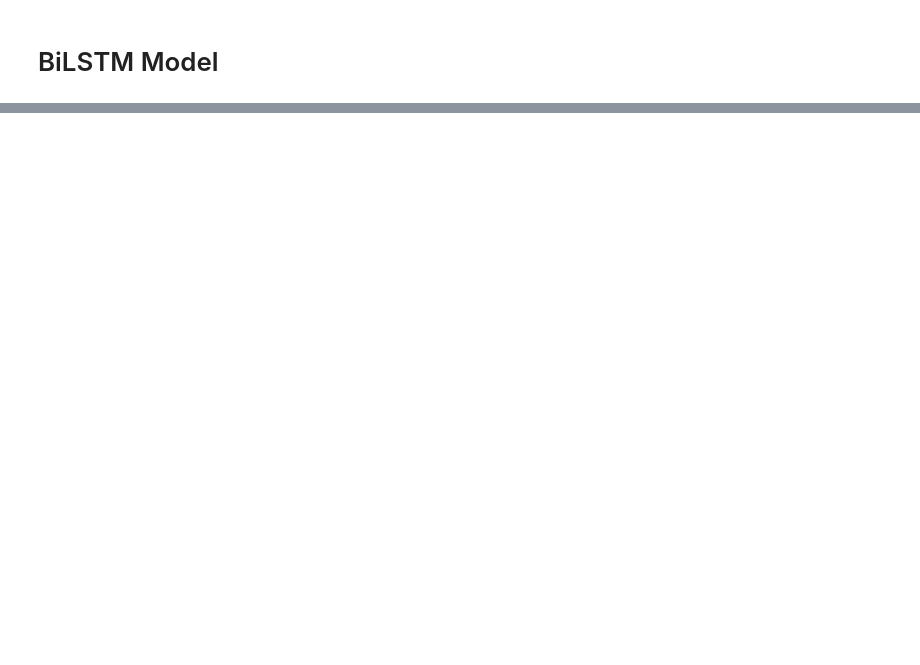
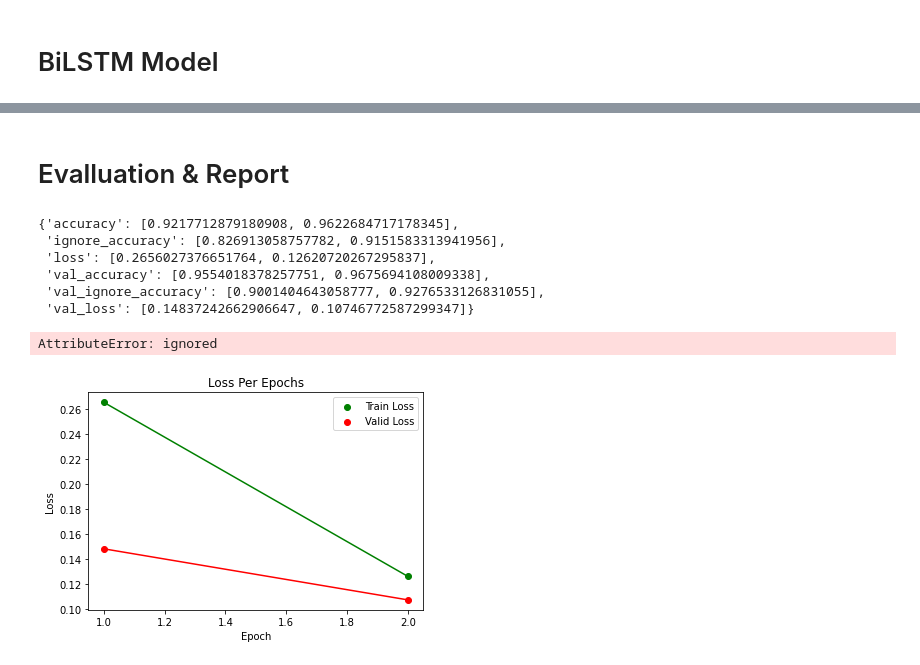
Before and after one commit to AUT-Student/NLP-HW2, a Jupyter notebook: NLP_HW2_Q2.ipynb, the cells around one changed output, grey strips where cells are left out. Drawn from its saved outputs; the diff is of its cells as text; code cells hidden in the pictures; blank space fills up the shorter version.

Commit message:
Plots loss and accuracy per epochs

```diff
--- a/NLP_HW2_Q2.ipynb
+++ b/NLP_HW2_Q2.ipynb
@@ -212,10 +224,4 @@ def ignore_class_accuracy(to_ignore=0):
 # %%
 model.compile(optimizer="adam", loss="sparse_categorical_crossentropy", metrics=["accuracy", ignore_class_accuracy(0)])
 # %%
-es_callback = EarlyStopping(monitor="val_loss", restore_best_weights=True, patience=3)
+es_callback = EarlyStopping(monitor="val_loss", restore_best_weights=True, patience=2)
-# %%
-train_X_new = np.array(train_X)
-valid_X_new = np.array(valid_X)
-
-train_y_new = np.array(train_y)
-valid_y_new = np.array(valid_y)
@@ -222,5 +230,5 @@ valid_y_new = np.array(valid_y)
 # %%
-model.fit(x=train_X_new, y=train_y_new, epochs=1, validation_data=(valid_X_new, valid_y_new), callbacks=[es_callback])
+model.fit(x=train_X_new, y=train_y_new, epochs=2, validation_data=(valid_X_new, valid_y_new), callbacks=[es_callback])
 # %% [output]
 Epoch 1/10
 2054/2054 [==============================] - 895s 433ms/step - loss: 0.2656 - accuracy: 0.9218 - ignore_accuracy: 0.8269 - val_loss: 0.1484 - val_accuracy: 0.9554 - val_ignore_accuracy: 0.9001
@@ -227,0 +239,36 @@ Epoch 2/10
+# %% [markdown]
+# Evalluation & Report
+# %%
+model.history.history
+# %% [output]
+{'accuracy': [0.9217712879180908, 0.9622684717178345],
+ 'ignore_accuracy': [0.826913058757782, 0.9151583313941956],
+ 'loss': [0.2656027376651764, 0.12620720267295837],
+ 'val_accuracy': [0.9554018378257751, 0.9675694108009338],
+ 'val_ignore_accuracy': [0.9001404643058777, 0.9276533126831055],
+ 'val_loss': [0.14837242662906647, 0.10746772587299347]}
+# %%
+model.histoty.
+# %% [output]
+AttributeError: ignored
+# %%
+plt.title("Loss Per Epochs")
+plt.xlabel("Epoch")
+plt.ylabel("Loss")
+
+train_loss_list = model.history.history["loss"]
+valid_loss_list = model.history.history["val_loss"]
+
+epochs = range(1, len(train_loss_list)+1)
+
+plt.scatter(epochs, train_loss_list, label="Train Loss", color="green")
+plt.scatter(epochs, valid_loss_list, label="Valid Loss", color="red")
+
+plt.plot(epochs, train_loss_list, color="green")
+plt.plot(epochs, valid_loss_list, color="red")
+
+plt.legend()
+
+plt.show()
+# %% [output]
+[figure, added]
```
Also changed, not shown: parts of 8 cells of this notebook.
